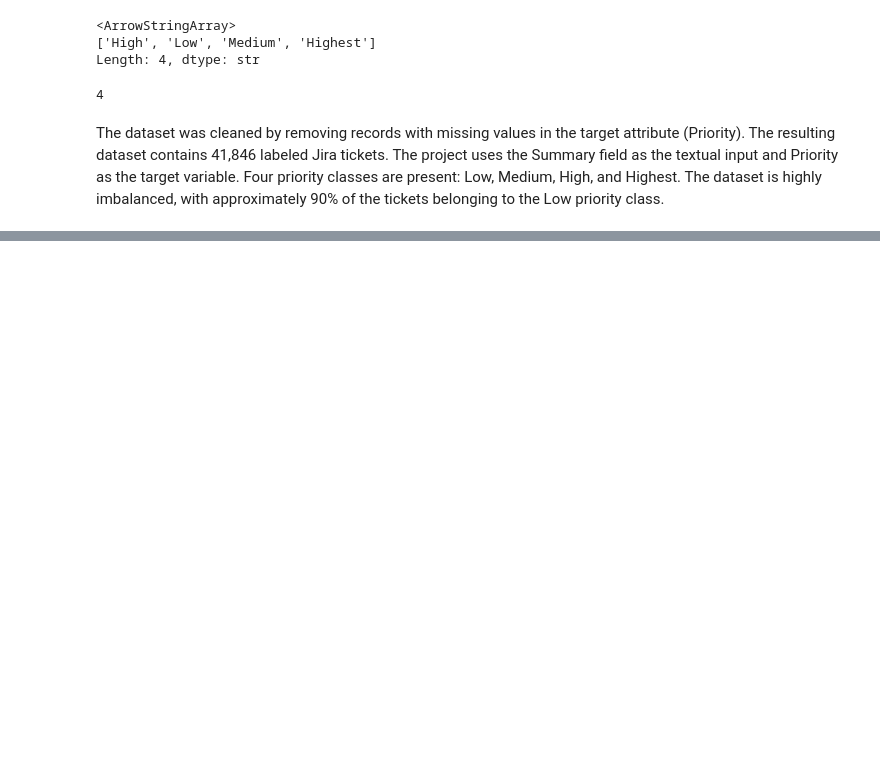
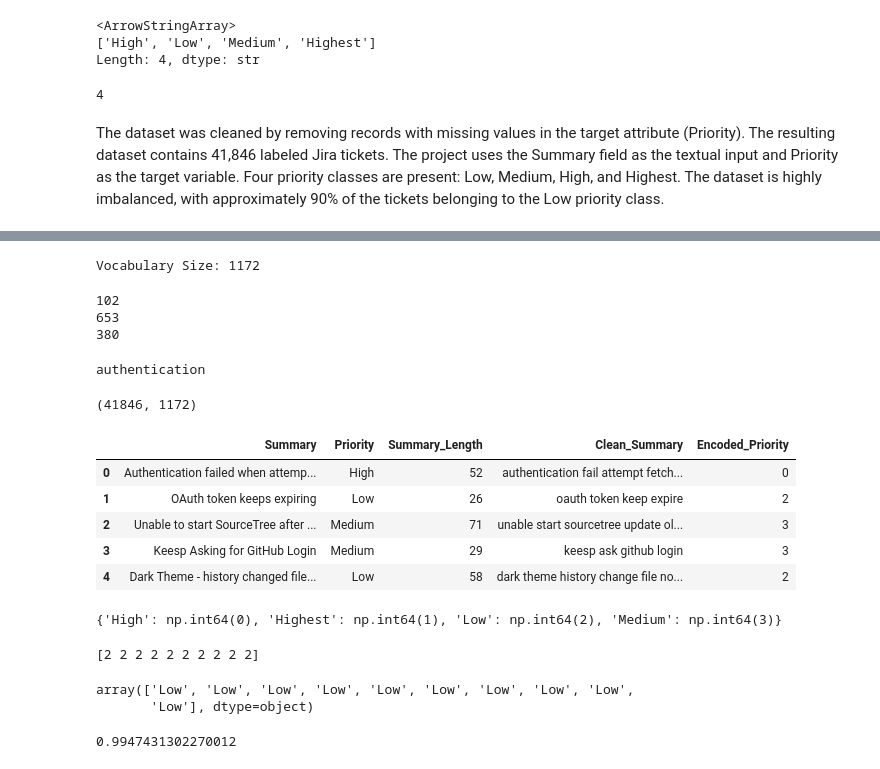
Before and after one commit to kumarashish33/AI-Jira-Priority-Prediction, a Jupyter notebook: notebooks/120.ipynb, the cells around one changed output, grey strips where cells are left out. Drawn from its saved outputs; the diff is of its cells as text; code cells hidden in the pictures; blank space fills up the shorter version.

```diff
--- a/notebooks/01_EDA.ipynb
+++ b/notebooks/120.ipynb
@@ -244,0 +300,32 @@ jira_df.to_csv("../data/processed/jira_cleaned.csv", index=False)
+# %%
+from sklearn.feature_extraction.text import TfidfVectorizer
+from sklearn.preprocessing import LabelEncoder
+
+tfidf = TfidfVectorizer()
+tfidf.fit(jira_df["Clean_Summary"])
+print("Vocabulary Size:", len(tfidf.vocabulary_))
+X = tfidf.transform(jira_df['Clean_Summary'])
+
+label_encoder = LabelEncoder()
+y = label_encoder.fit_transform(jira_df['Priority'])
+jira_df['Encoded_Priority'] = label_encoder.fit_transform(jira_df['Priority'])
+# %% [output]
+Vocabulary Size: 1172
+# %%
+print(tfidf.vocabulary_["authentication"])
+print(tfidf.vocabulary_["oauth"])
+print(tfidf.vocabulary_["fetch"])
+# %% [output]
+102
+653
+380
+# %%
+feature_names = tfidf.get_feature_names_out()
+
+print(feature_names[102])
+# %% [output]
+authentication
+# %%
+X.shape
+# %% [output]
+(41846, 1172)
@@ -244,0 +334,16 @@ jira_df.to_csv("../data/processed/jira_cleaned.csv", index=False)
+# %%
+jira_df = pd.read_csv("../data/processed/jira_processed.csv",keep_default_na=False)
+# %%
+jira_df.head()
+# %% [output]
+|  | Summary | Priority | Summary_Length | Clean_Summary | Encoded_Priority |
+| 0 | Authentication failed when attemp... | High | 52 | authentication fail attempt fetch... | 0 |
+| 1 | OAuth token keeps expiring | Low | 26 | oauth token keep expire | 2 |
+| 2 | Unable to start SourceTree after ... | Medium | 71 | unable start sourcetree update ol... | 3 |
+| 3 | Keesp Asking for GitHub Login | Medium | 29 | keesp ask github login | 3 |
+| 4 | Dark Theme - history changed file... | Low | 58 | dark theme history change file no... | 2 |
+# %%
+print(dict(zip(label_encoder.classes_,
+               label_encoder.transform(label_encoder.classes_))))
+# %% [output]
+{'High': np.int64(0), 'Highest': np.int64(1), 'Low': np.int64(2), 'Medium': np.int64(3)}
@@ -244,0 +375,17 @@ jira_df.to_csv("../data/processed/jira_cleaned.csv", index=False)
+# %%
+print(y_pred[:10])
+# %% [output]
+[2 2 2 2 2 2 2 2 2 2]
+# %%
+label_encoder.inverse_transform(y_pred[:10])
+# %% [output]
+array(['Low', 'Low', 'Low', 'Low', 'Low', 'Low', 'Low', 'Low', 'Low',
+       'Low'], dtype=object)
+# %%
+from sklearn.metrics import accuracy_score
+
+accuracy = accuracy_score(y_test, y_pred)
+
+print(accuracy)
+# %% [output]
+0.9947431302270012
```
Also changed, not shown: parts of 36 cells of this notebook, 6 other files.
